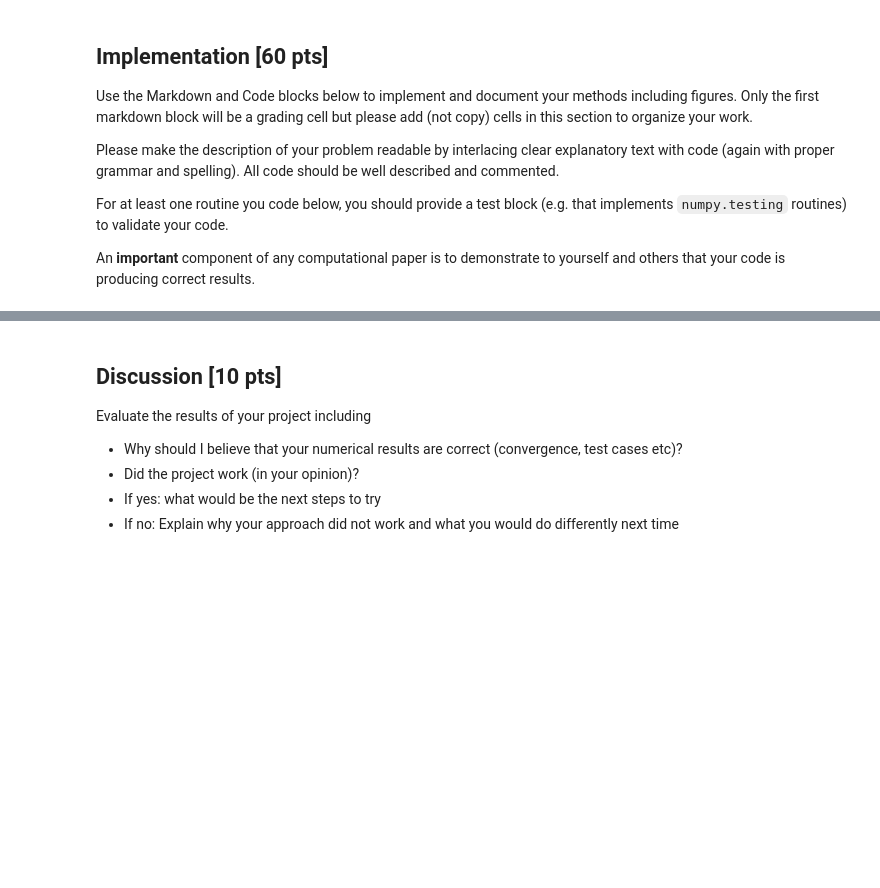
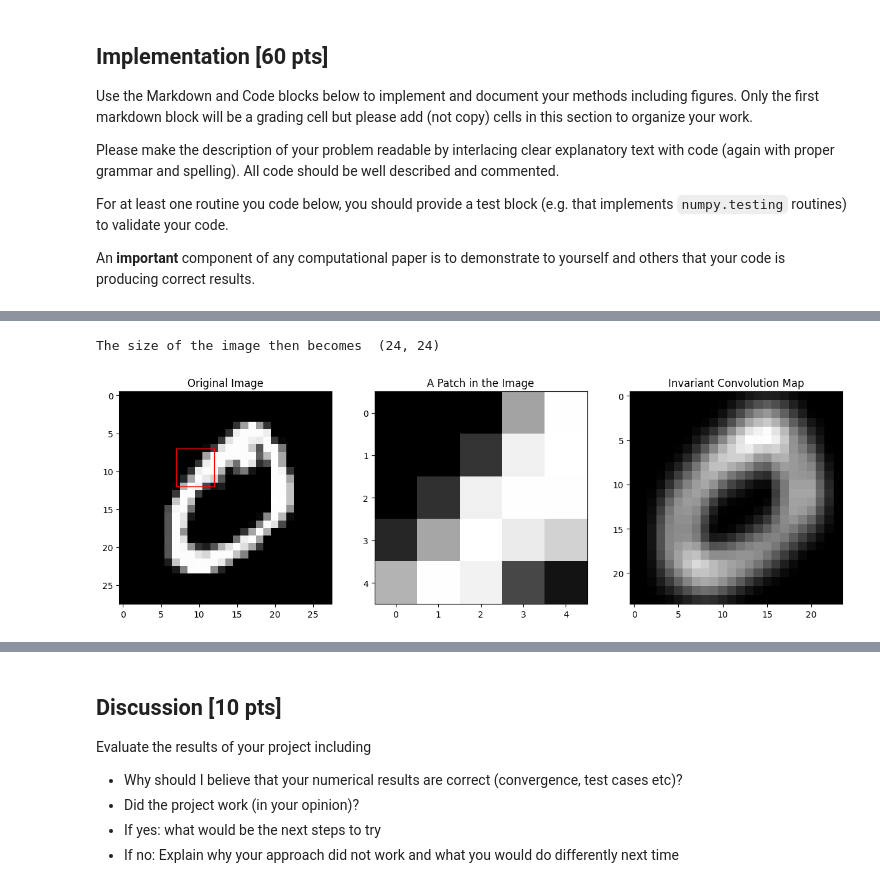
Before and after one commit to xiaoyuchen2020/intro-numerical-methods, a Jupyter notebook: hw/project-1.ipynb, the cells around one changed output, grey strips where cells are left out. Drawn from its saved outputs; the diff is of its cells as text; code cells hidden in the pictures; blank space fills up the shorter version.

```diff
--- a/hw/project-1.ipynb
+++ b/hw/project-1.ipynb
@@ -75,0 +213,27 @@ YOUR ANSWER HERE
+# %%
+# Try on mnist_data
+patch_size = (5, 5)
+output = invariant_convolutional(mnist_data[0].reshape(28, 28, 1), patch_size)
+print("The size of the image then becomes ", str(output.shape))
+
+# Plot the original image and the output feature map side by side
+plt.figure(figsize=(15, 5))
+plt.subplot(1, 3, 1)
+# Create a square on the original image to show the patch
+plt.imshow(mnist_data[0].reshape(28, 28), cmap='gray')
+plt.gca().add_patch(plt.Rectangle((7, 7), 5, 5, edgecolor='r', facecolor='none'))
+plt.title('Original Image')
+
+# Show a patch in the image
+plt.subplot(1, 3, 2)
+patch = mnist_data[0].reshape(28, 28)[8:13, 8:13]
+plt.imshow(patch, cmap='gray')
+plt.title('A Patch in the Image')
+
+plt.subplot(1, 3, 3)
+plt.imshow(output, cmap='gray')
+plt.title('Invariant Convolution Map')
+plt.show()
+# %% [output]
+The size of the image then becomes  (24, 24)
+[figure, added]
```
Also changed, not shown: parts of 49 cells of this notebook, 3 other files.
